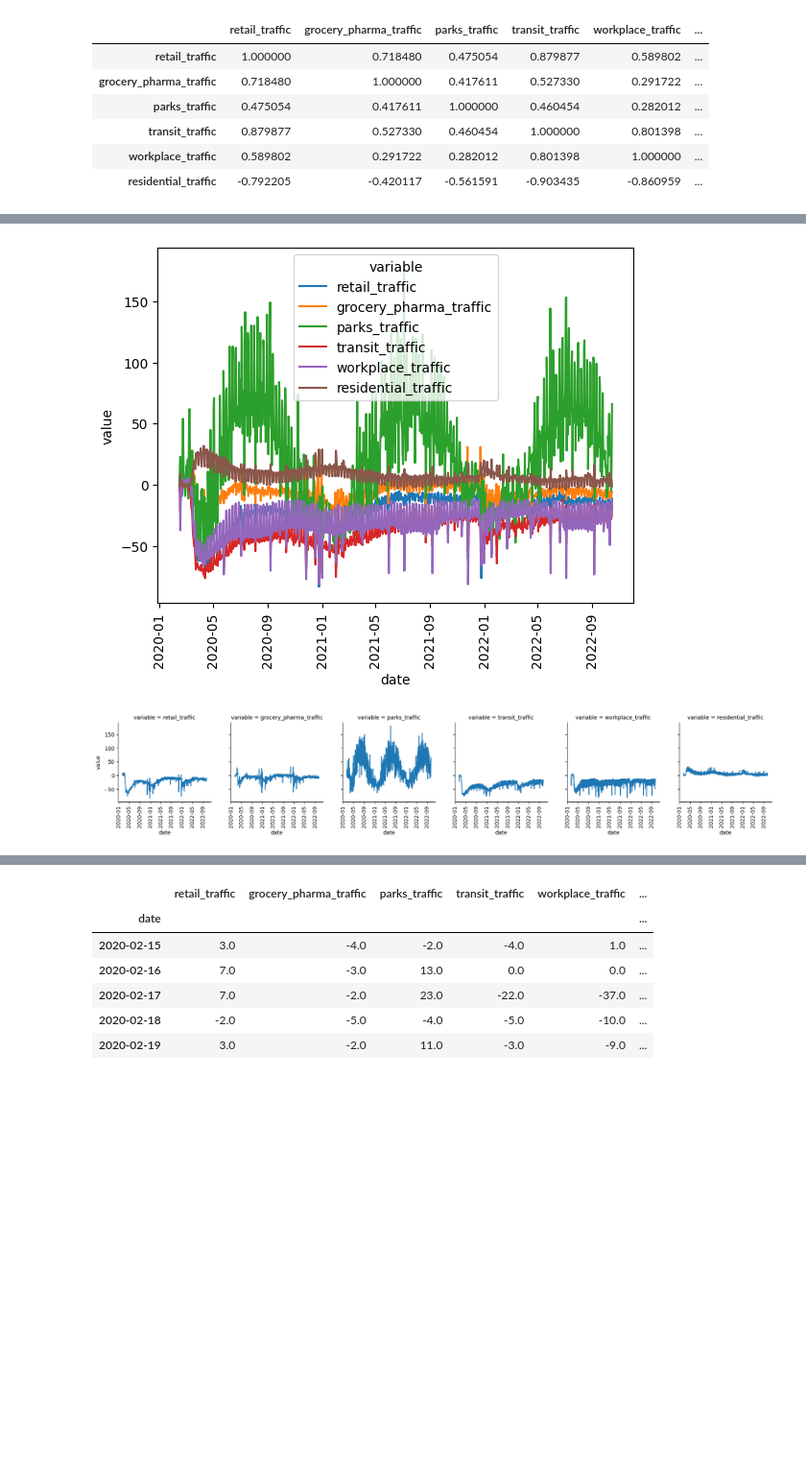
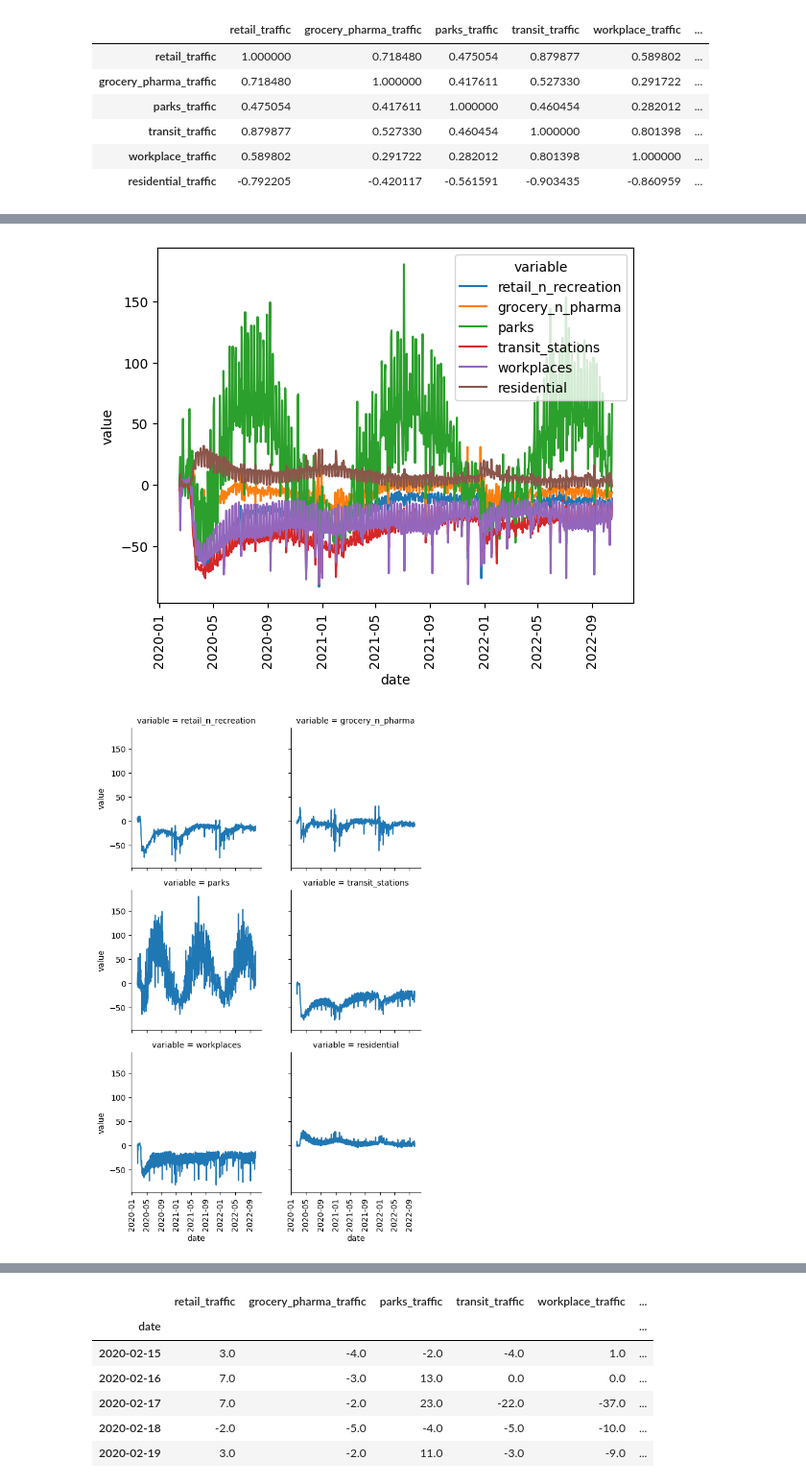
Before and after one commit to skwolvie/DATA270_spring23_grp2, a Jupyter notebook: data collection/trafficDE.ipynb, the cells around one changed output, grey strips where cells are left out. Shown at 96% size. Saved outputs shown, nothing was run; the diff lists cells and outputs as text; code cells hidden in the pictures; blank space fills up the shorter version.

```diff
--- a/data collection/trafficDE.ipynb
+++ b/data collection/trafficDE.ipynb
@@ -46,3 +46,12 @@ Data columns (total 15 columns):
  14  residential_percent_change_from_baseline            1491359 non-null  float64
 dtypes: float64(8), object(7)
 memory usage: 306.6+ MB
+# %%
+df.columns=['country_code', 'country', 'sub_region_1', 'sub_region_2',
+       'metro_area', 'iso_3166_2_code', 'fips_code', 'place_id', 'date',
+       'retail_n_recreation',
+       'grocery_n_pharma',
+       'parks',
+       'transit_stations',
+       'workplaces',
+       'residential']
@@ -146,7 +218,7 @@ Index(['country_region_code', 'country_region', 'sub_region_1', 'sub_region_2',
       dtype='object')
 # %%
-dff.drop(columns=['country_region_code', 'country_region','sub_region_2',
-                  'metro_area', 'iso_3166_2_code', 'census_fips_code', 'place_id'], inplace=True)
+dff.drop(columns=['country_code', 'country', 'sub_region_1', 'sub_region_2', 'metro_area',
+       'iso_3166_2_code', 'fips_code', 'place_id', ], inplace=True)
 
 dff.info()
 # %% [output]
@@ -181,11 +251,0 @@ dff.head()
-# %%
-dff.rename(columns={
-    'retail_and_recreation_percent_change_from_baseline':'retail_traffic',
-       'grocery_and_pharmacy_percent_change_from_baseline':'grocery_pharma_traffic',
-       'parks_percent_change_from_baseline':'parks_traffic',
-       'transit_stations_percent_change_from_baseline':'transit_traffic',
-       'workplaces_percent_change_from_baseline':'workplace_traffic',
-       'residential_percent_change_from_baseline':'residential_traffic'
-}, inplace=True)
-
-dff.info()
@@ -228,2 +251,0 @@ Index(['sub_region_1', 'date', 'retail_traffic', 'grocery_pharma_traffic',
-# %%
-dff.drop(columns=['sub_region_1'], inplace=True)
@@ -333,17 +342,17 @@ plt.show()
 # %%
 # convert dataframe from wide format to long format
 df_melt = pd.melt(dff, id_vars=['date'], var_name='variable', value_name='value')
 
 # plot all the variables on the same chart
 sns.lineplot(x='date', y='value', hue='variable', data=df_melt)
 # display the chart
 plt.xticks(rotation=90)
 plt.show()
 
-g = sns.FacetGrid(data=df_melt, col="variable", col_wrap=6)
+g = sns.FacetGrid(data=df_melt, col="variable", col_wrap=2)
 g.map(sns.lineplot, "date", "value")
 g.set_xticklabels(rotation=90)
 plt.show()
 # %% [output]
-[figure, old version]
+[figure, new version]
-[figure, old version]
+[figure, new version]
```
Also changed, not shown: parts of 32 cells of this notebook, 3 other files.
